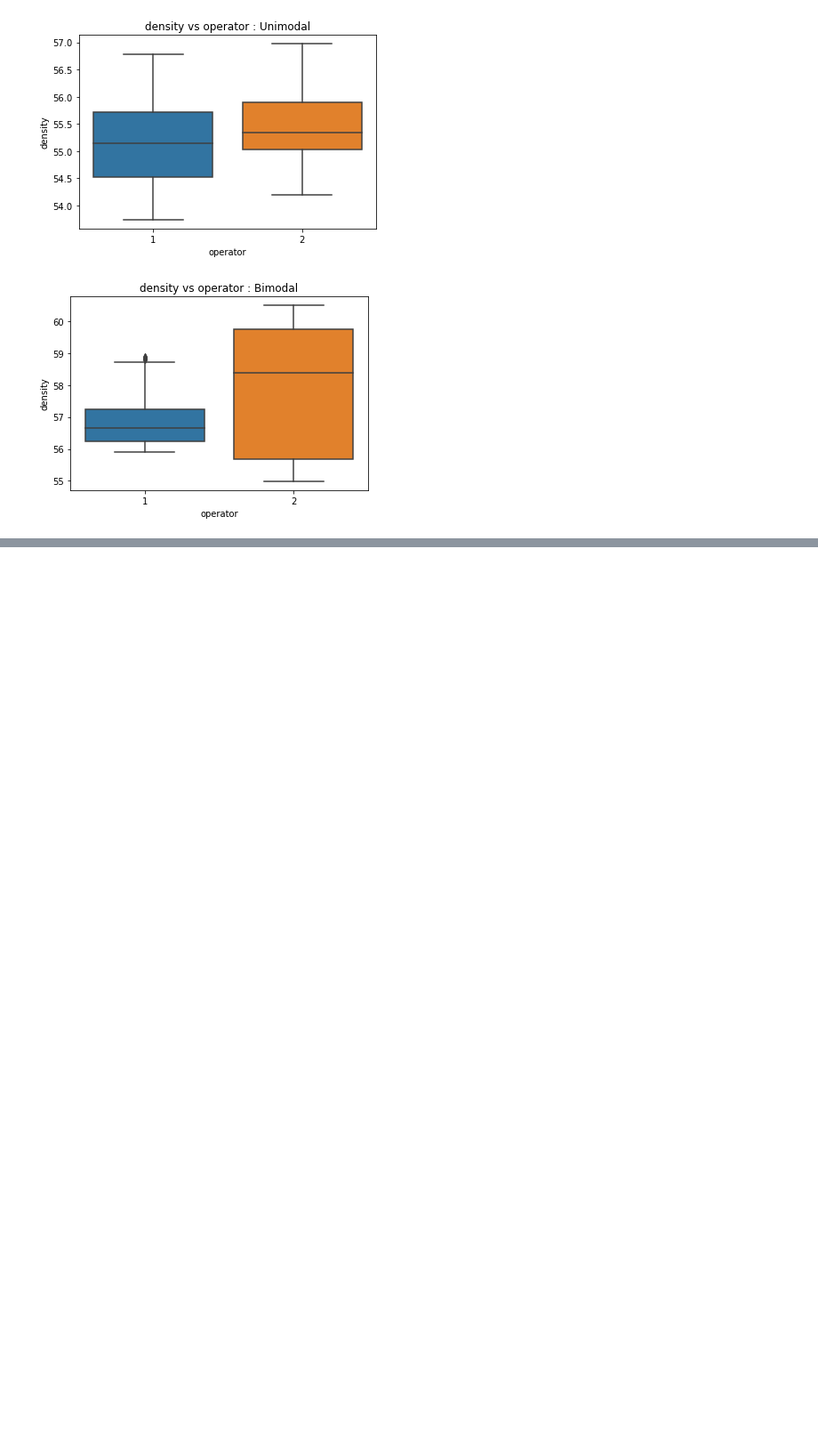
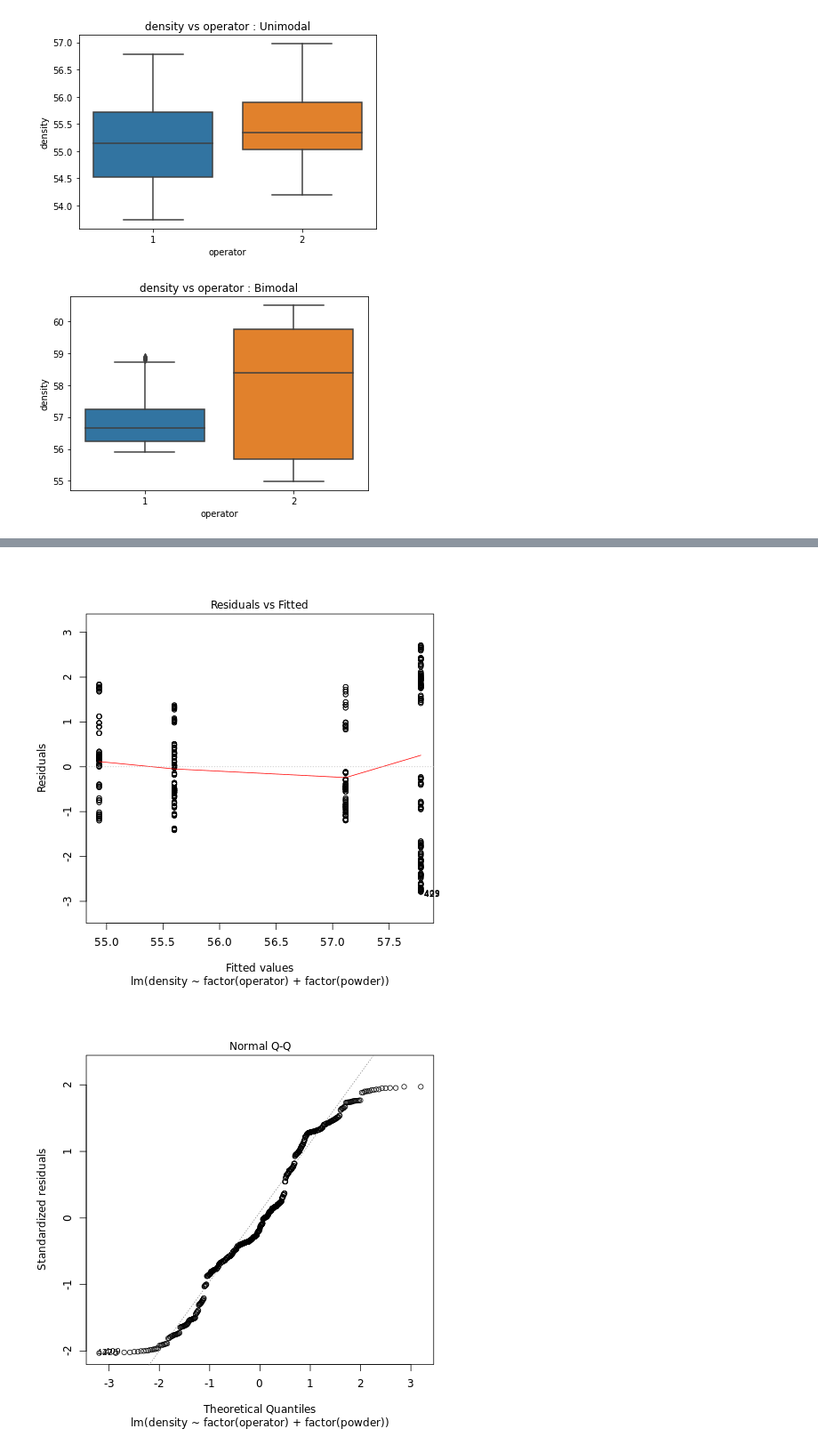
Before and after one commit to rockandsalt/rr_gage_r_code, a Jupyter notebook: rr_gauge_archimedes.ipynb, the cells around one changed output, grey strips where cells are left out. Shown at 89% size. Drawn from its saved outputs; the diff is of its cells as text; code cells hidden in the pictures; blank space fills up the shorter version.

```diff
--- a/rr_gauge_archimedes.ipynb
+++ b/rr_gauge_archimedes.ipynb
@@ -169,0 +163,5 @@ NULL
+# %%
+%%R -i density_df
+
+fixed_lm <- lm(density ~ factor(operator) + factor(powder), data = density_df)
+summary(fixed_lm)
@@ -169,0 +200,6 @@ NULL
+# %%
+%%R
+plot(fixed_lm)
+# %% [output]
+[figure, added]
+[figure, added]
```
Also changed, not shown: parts of 12 cells of this notebook, 2 other files.
